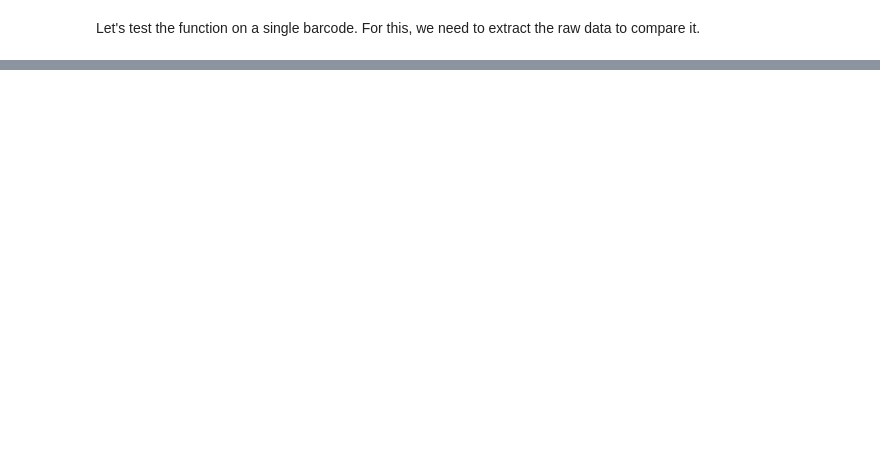
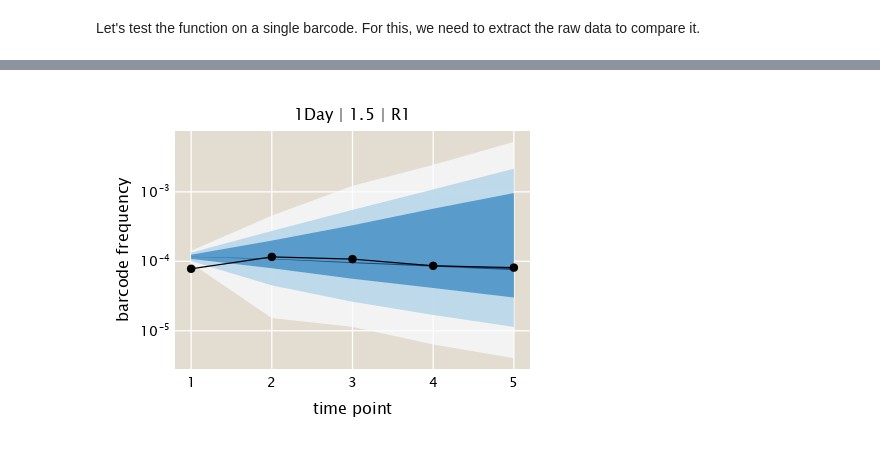
Before and after one commit to mrazomej/bayesian_fitness, a Jupyter notebook: code/exploratory/bayesian_fitness_eda.ipynb, the cells around one changed output, grey strips where cells are left out. Saved outputs shown, nothing was run; the diff lists cells and outputs as text; code cells hidden in the pictures; blank space fills up the shorter version.

```diff
--- a/code/exploratory/bayesian_fitness_eda.ipynb
+++ b/code/exploratory/bayesian_fitness_eda.ipynb
@@ -332,0 +414,58 @@ fig
+# %%
+# Compute posterior predictive checks for a particular chain
+f_ppc = freq_mut_ppc(chain)
+# Compact multiple chains into single long chain
+f_ppc = vcat([f_ppc[:, :, i] for i = 1:size(f_ppc, 3)]...)
+
+# Define quantiles to compute
+qs = [0.995, 0.95, 0.675, 0.02]
+
+# Initialize matrix to save quantiles
+f_quant = Array{Float64}(undef, size(f_ppc, 2), length(qs), 2)
+
+# Loop through quantile
+for (i, q) in enumerate(qs)
+    # Lower bound
+    f_quant[:, i, 1] = StatsBase.quantile.(
+        eachcol(f_ppc), (1. - q) / 2.
+    )
+    # Upper bound
+    f_quant[:, i, 2] = StatsBase.quantile.(
+        eachcol(f_ppc), 1. - (1. - q) / 2.
+    )
+end # for
+
+# Initialize figure
+fig = Figure(resolution=(450, 350))
+
+# Add axis
+ax = Axis(
+    fig[1, 1],
+    xlabel="time point",
+    ylabel="barcode frequency",
+    title="$(hub) | $(perturbation) | $(rep)",
+    yscale=log10
+)
+
+# Define colors
+colors = get(ColorSchemes.Blues_9, LinRange(0, 1, length(qs)))
+
+# Loop through quantiles
+for i in eachindex(qs)
+    # Add confidence interval for observation
+    band!(
+        ax,
+        1:size(f_ppc, 2),
+        f_quant[:, i, 1],
+        f_quant[:, i, 2],
+        color=(colors[i], 0.75)
+    )
+end # for
+
+# Plot trajectory
+scatterlines!(ax, data.freq, color=:black)
+
+
+fig
+# %% [output]
+[figure, added]
```
Also changed, not shown: parts of 9 cells of this notebook.
